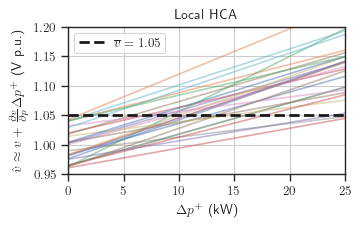
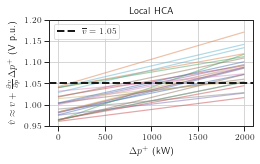
Code edit (unified diff) that turned the first committed figure into the second:
--- before
+++ after
@@ -1,8 +1,8 @@
 fig,ax= plt.subplots(figsize=(3.5,3.5/1.61828),constrained_layout=True)
 
-ax.plot(p_range/100,vplus,alpha=0.5)
+ax.plot(p_range,vplus,alpha=0.5)
 ax.axhline(1.05,ls='--',c='k',lw=2,label=r"$\overline{v} = 1.05$")
 ax.grid()
-ax.set_xlim(0,25)
+#ax.set_xlim(0,2000)
 ax.set_ylim(0.95,1.2)
 ax.legend()
@@ -10,4 +10,4 @@
 ax.set_ylabel(r"$\hat{v} \approx v + \frac{\partial v}{\partial p} \Delta p^{+}$ (V p.u.)")
 ax.set_title("Local HCA")
-plt.savefig("local_hca.pdf",dpi=400)
-plt.savefig("local_hca.png",dpi=400)
+plt.savefig("local_hca_v2.pdf",dpi=400)
+#plt.savefig("local_hca.png",dpi=400)

Commit: local hca v2 ieee 13